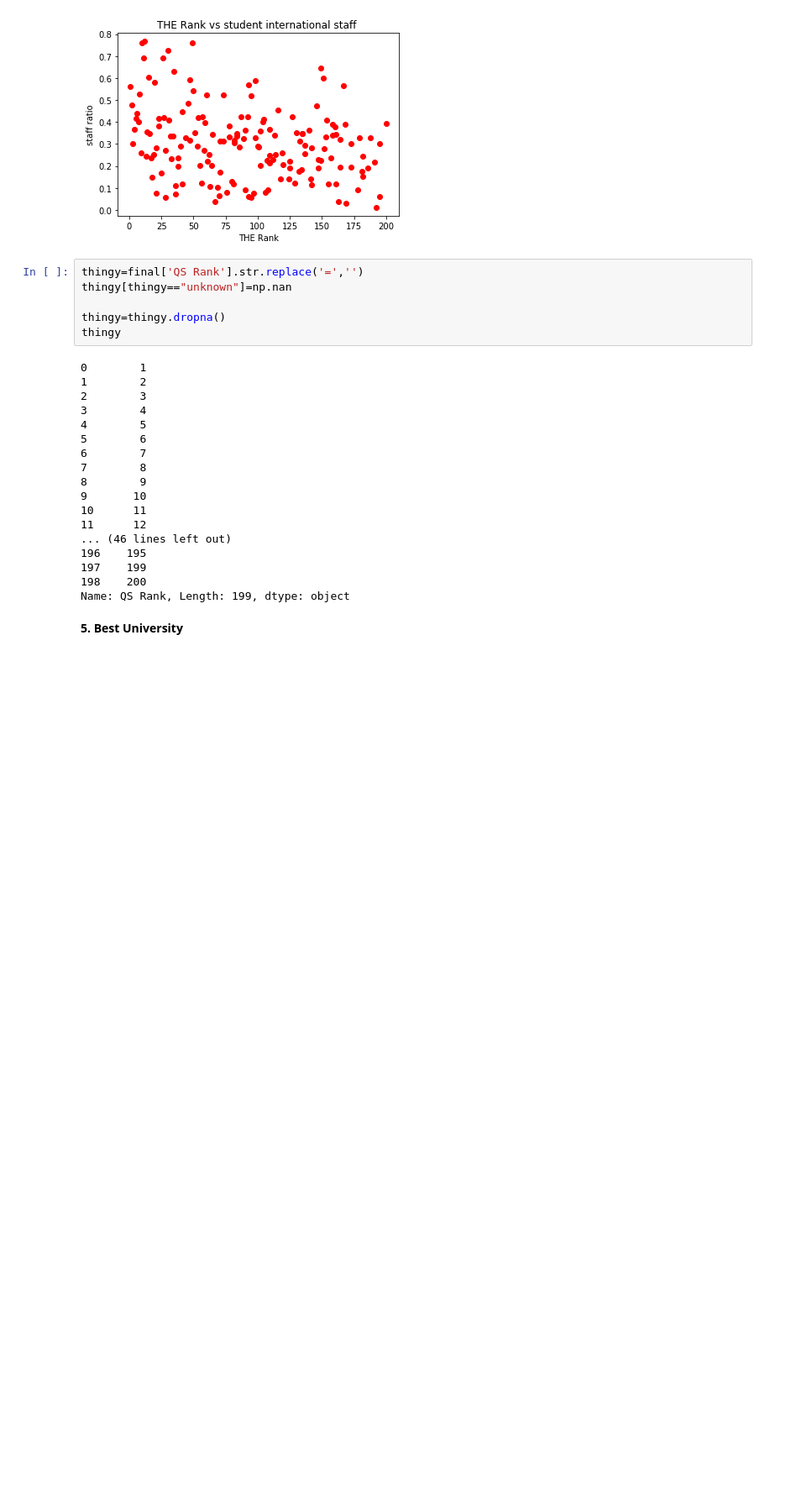
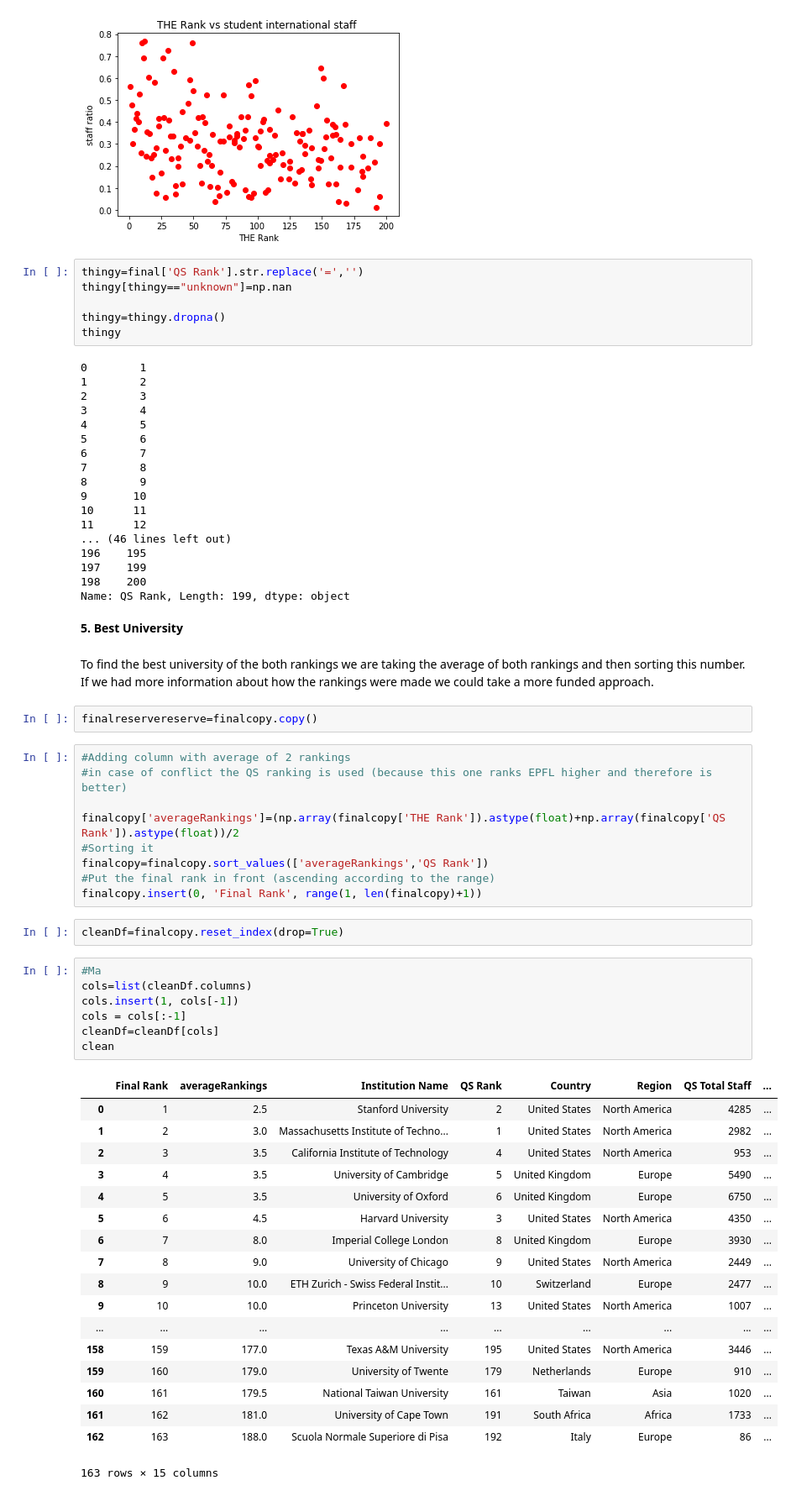
Before and after one commit to a3VonG/testrepoada, a Jupyter notebook: ADA - Assignment 2.ipynb, the cells around one changed output. Shown at 84% size. Cells and saved outputs as stored; diff of their text form; blank space fills up the shorter version.

```diff
--- a/ADA - Assignment 2.ipynb
+++ b/ADA - Assignment 2.ipynb
@@ -595,3 +594,44 @@ thingy
 Name: QS Rank, Length: 199, dtype: object
 # %% [markdown]
 **5. Best University**
+# %% [markdown]
+To find the best university of the both rankings we are taking the average of both rankings and then sorting this number. If we had more information about how the rankings were made we could take a more funded approach.
+# %%
+finalreservereserve=finalcopy.copy()
+# %%
+#Adding column with average of 2 rankings
+#in case of conflict the QS ranking is used (because this one ranks EPFL higher and therefore is better)
+
+finalcopy['averageRankings']=(np.array(finalcopy['THE Rank']).astype(float)+np.array(finalcopy['QS Rank']).astype(float))/2
+#Sorting it
+finalcopy=finalcopy.sort_values(['averageRankings','QS Rank'])
+#Put the final rank in front (ascending according to the range)
+finalcopy.insert(0, 'Final Rank', range(1, len(finalcopy)+1))
+# %%
+cleanDf=finalcopy.reset_index(drop=True)
+# %%
+#Ma
+cols=list(cleanDf.columns)
+cols.insert(1, cols[-1])
+cols = cols[:-1]
+cleanDf=cleanDf[cols]
+clean
+# %% [output]
+|  | Final Rank | averageRankings | Institution Name | QS Rank | Country | Region | QS Total Staff | ... |
+| 0 | 1 | 2.5 | Stanford University | 2 | United States | North America | 4285 | ... |
+| 1 | 2 | 3.0 | Massachusetts Institute of Techno... | 1 | United States | North America | 2982 | ... |
+| 2 | 3 | 3.5 | California Institute of Technology | 4 | United States | North America | 953 | ... |
+| 3 | 4 | 3.5 | University of Cambridge | 5 | United Kingdom | Europe | 5490 | ... |
+| 4 | 5 | 3.5 | University of Oxford | 6 | United Kingdom | Europe | 6750 | ... |
+| 5 | 6 | 4.5 | Harvard University | 3 | United States | North America | 4350 | ... |
+| 6 | 7 | 8.0 | Imperial College London | 8 | United Kingdom | Europe | 3930 | ... |
+| 7 | 8 | 9.0 | University of Chicago | 9 | United States | North America | 2449 | ... |
+| 8 | 9 | 10.0 | ETH Zurich - Swiss Federal Instit... | 10 | Switzerland | Europe | 2477 | ... |
+| 9 | 10 | 10.0 | Princeton University | 13 | United States | North America | 1007 | ... |
+| ... | ... | ... | ... | ... | ... | ... | ... | ... |
+| 158 | 159 | 177.0 | Texas A&M University | 195 | United States | North America | 3446 | ... |
+| 159 | 160 | 179.0 | University of Twente | 179 | Netherlands | Europe | 910 | ... |
+| 160 | 161 | 179.5 | National Taiwan University | 161 | Taiwan | Asia | 1020 | ... |
+| 161 | 162 | 181.0 | University of Cape Town | 191 | South Africa | Africa | 1733 | ... |
+| 162 | 163 | 188.0 | Scuola Normale Superiore di Pisa | 192 | Italy | Europe | 86 | ... |
+163 rows × 15 columns
```
Also changed, not shown: parts of 1 cell of this notebook.
